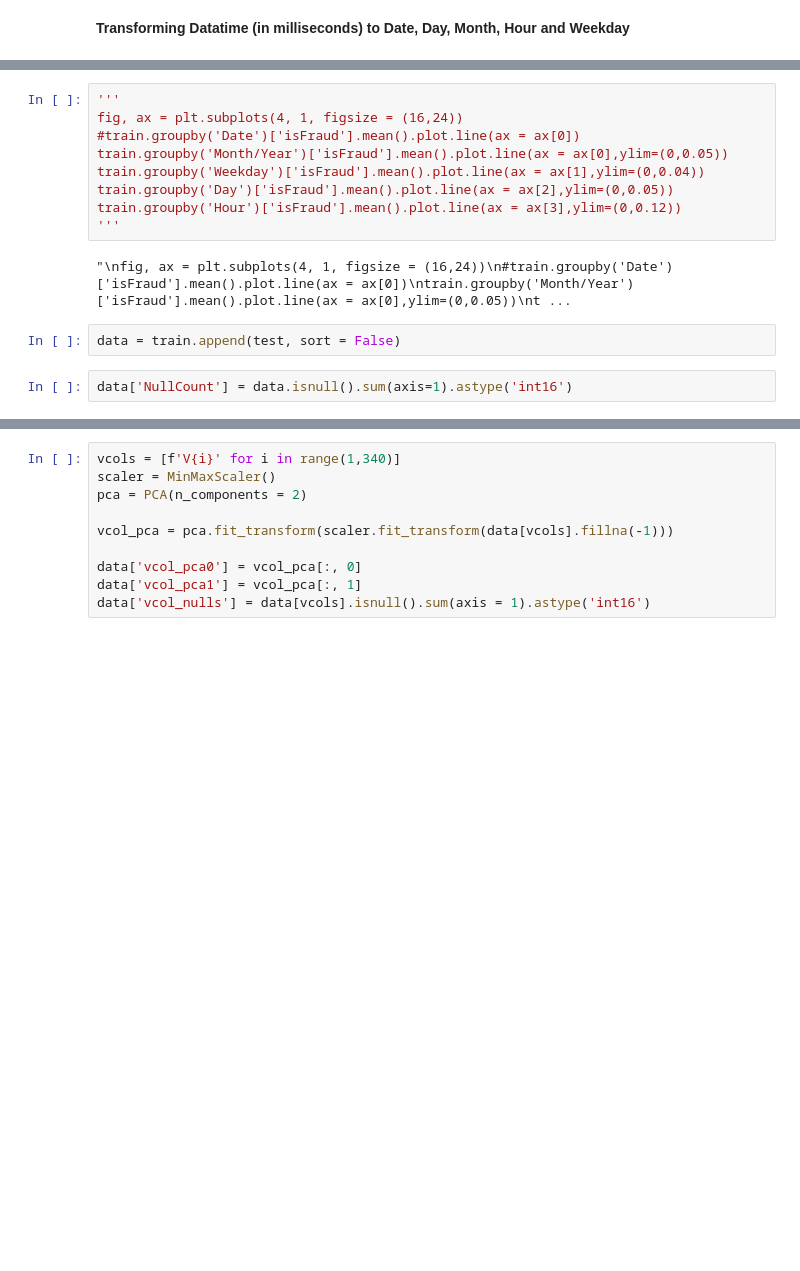
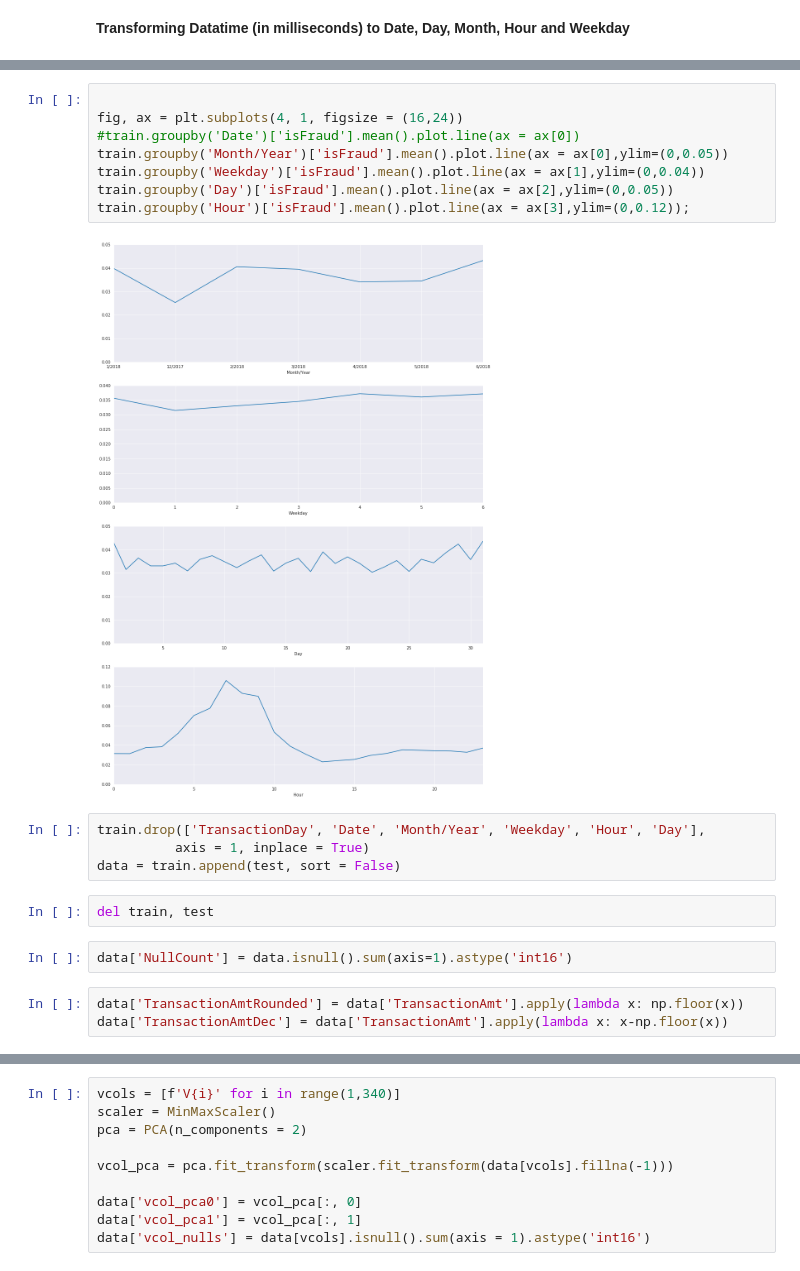
Before and after one commit to aitabuzaid/detect-fraud, a Jupyter notebook: ieee-cis.ipynb, the cells around one changed output, grey strips where cells are left out. Drawn from its saved outputs; the diff is of its cells as text; blank space fills up the shorter version.

```diff
--- a/ieee-cis.ipynb
+++ b/ieee-cis.ipynb
@@ -127,15 +123,21 @@ train['Day'] = train['Date'].dt.day
 # %%
-'''
+
 fig, ax = plt.subplots(4, 1, figsize = (16,24))
 #train.groupby('Date')['isFraud'].mean().plot.line(ax = ax[0])
 train.groupby('Month/Year')['isFraud'].mean().plot.line(ax = ax[0],ylim=(0,0.05))
 train.groupby('Weekday')['isFraud'].mean().plot.line(ax = ax[1],ylim=(0,0.04))
 train.groupby('Day')['isFraud'].mean().plot.line(ax = ax[2],ylim=(0,0.05))
-train.groupby('Hour')['isFraud'].mean().plot.line(ax = ax[3],ylim=(0,0.12))
-'''
+train.groupby('Hour')['isFraud'].mean().plot.line(ax = ax[3],ylim=(0,0.12));
 # %% [output]
-"\nfig, ax = plt.subplots(4, 1, figsize = (16,24))\n#train.groupby('Date')['isFraud'].mean().plot.line(ax = ax[0])\ntrain.groupby('Month/Year')['isFraud'].mean().plot.line(ax = ax[0],ylim=(0,0.05))\nt ...
+[figure, added]
-# %%
-data = train.append(test, sort = False)
+# %%
+train.drop(['TransactionDay', 'Date', 'Month/Year', 'Weekday', 'Hour', 'Day'],
+          axis = 1, inplace = True)
+data = train.append(test, sort = False)
+# %%
+del train, test
 # %%
 data['NullCount'] = data.isnull().sum(axis=1).astype('int16')
+# %%
+data['TransactionAmtRounded'] = data['TransactionAmt'].apply(lambda x: np.floor(x))
+data['TransactionAmtDec'] = data['TransactionAmt'].apply(lambda x: x-np.floor(x))
```
Also changed, not shown: parts of 6 cells of this notebook.
